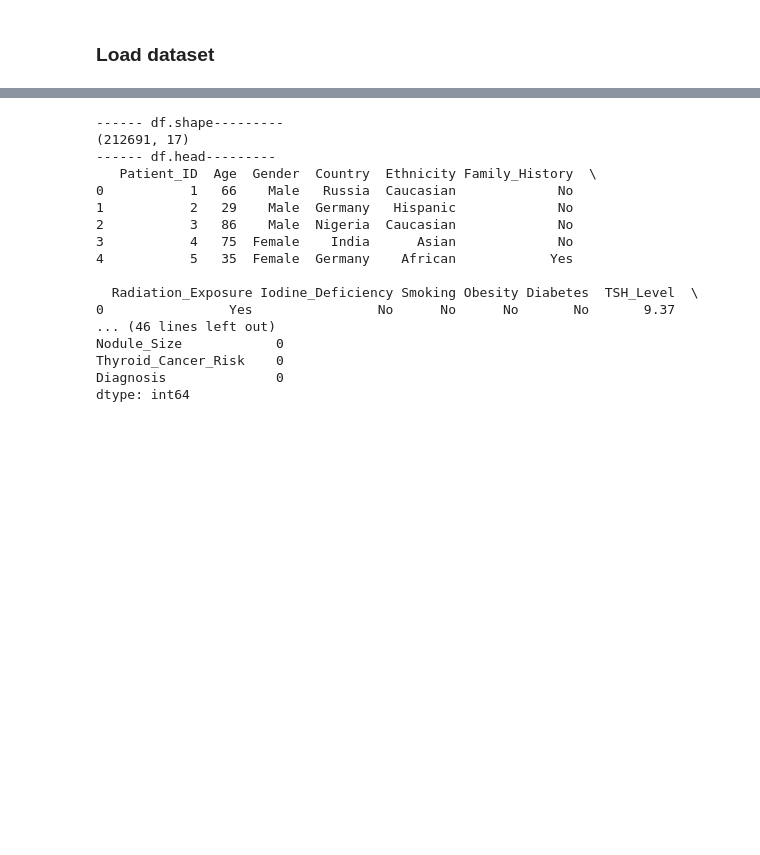
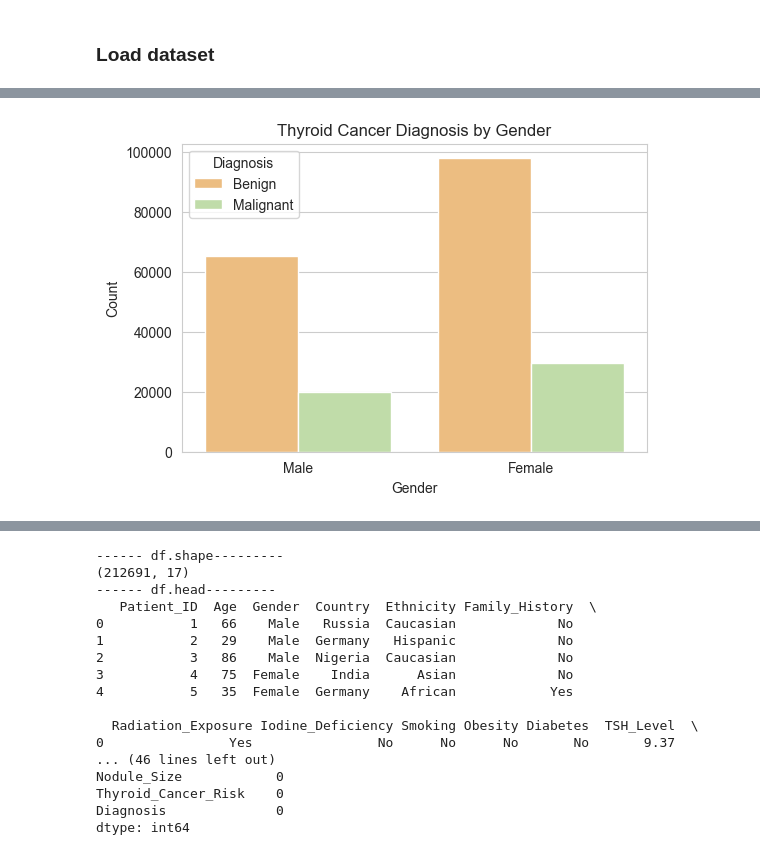
Before and after one commit to Jdhwang98/thyroid-cancer-prediction, a Jupyter notebook: thyroid_cancer_risk.ipynb, the cells around one changed output, grey strips where cells are left out. Saved outputs shown, nothing was run; the diff lists cells and outputs as text; code cells hidden in the pictures; blank space fills up the shorter version.

```diff
--- a/thyroid_cancer_risk.ipynb
+++ b/thyroid_cancer_risk.ipynb
@@ -30,0 +45,9 @@ df = pd.read_csv('thyroid_cancer_risk_data.csv')
+# %%
+plt.figure(figsize=(6, 4))
+sns.countplot(x="Gender", hue="Diagnosis", data=df, palette="Spectral")
+plt.title("Thyroid Cancer Diagnosis by Gender")
+plt.xlabel("Gender")
+plt.ylabel("Count")
+plt.show()
+# %% [output]
+[figure, added]
```
Also changed, not shown: parts of 4 cells of this notebook.
